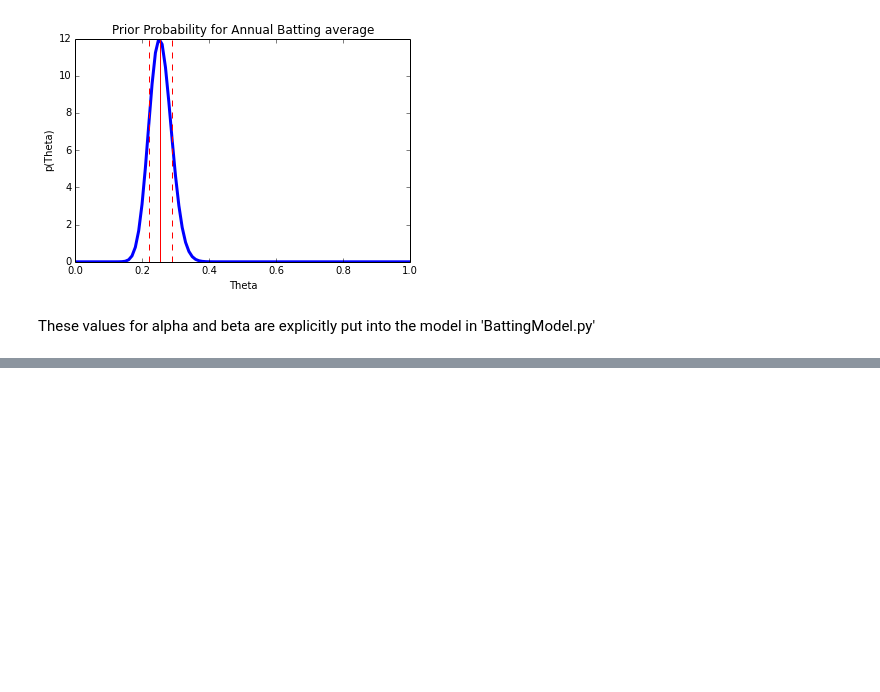
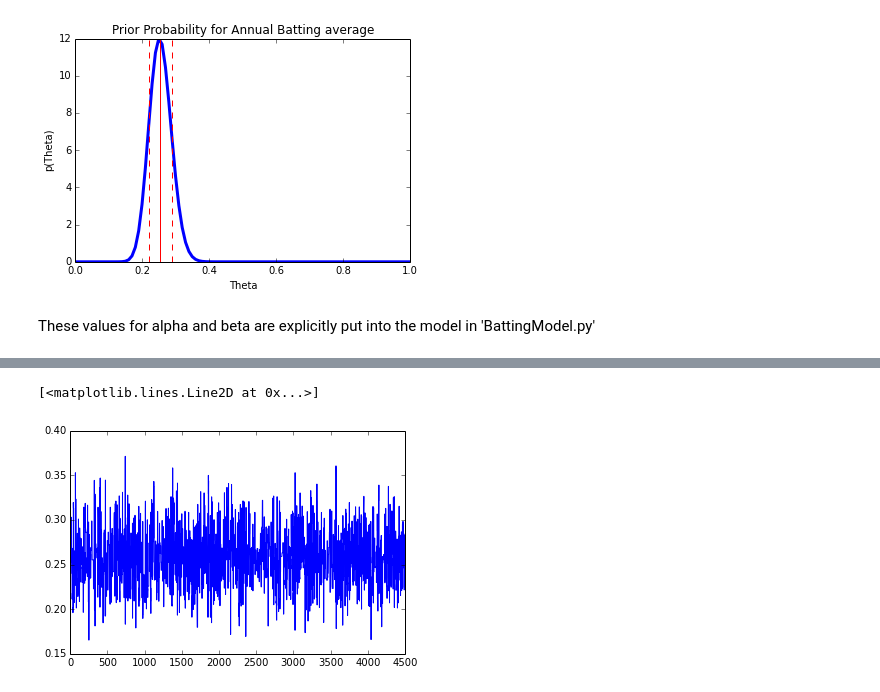
Before and after one commit to smwahl/ay250_swahl, a Jupyter notebook: hw_11/hw_11.ipynb, the cells around one changed output, grey strips where cells are left out. Drawn from its saved outputs; the diff is of its cells as text; code cells hidden in the pictures; blank space fills up the shorter version.

```diff
--- a/hw_11/hw_11.ipynb
+++ b/hw_11/hw_11.ipynb
@@ -86,0 +120,5 @@ M = MCMC(BattingModel)
+# %%
+plt.plot(M.trace('mu_5')[:])
+# %% [output]
+[<matplotlib.lines.Line2D at 0x...>]
+[figure, added]
```
Also changed, not shown: parts of 9 cells of this notebook, 1 other file.
